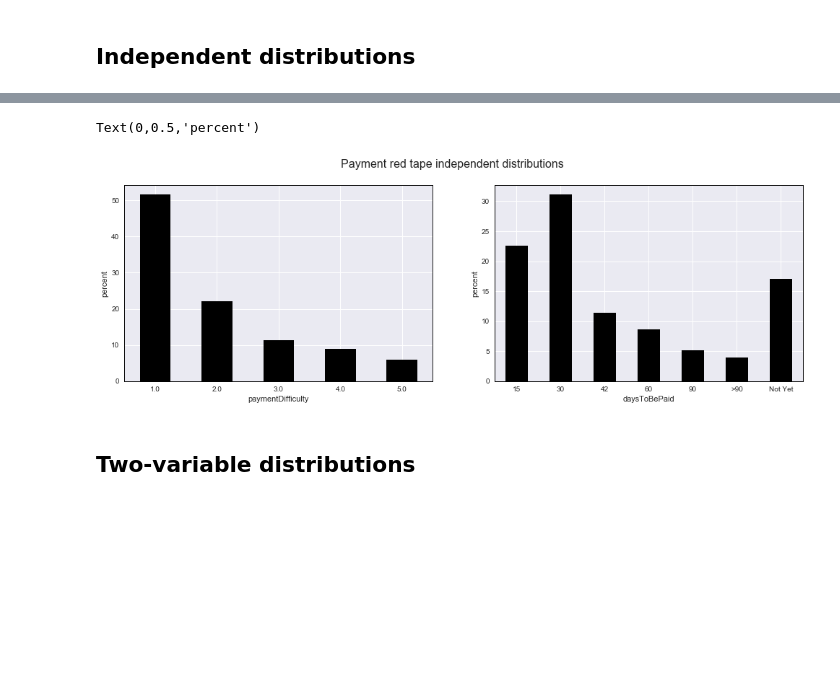
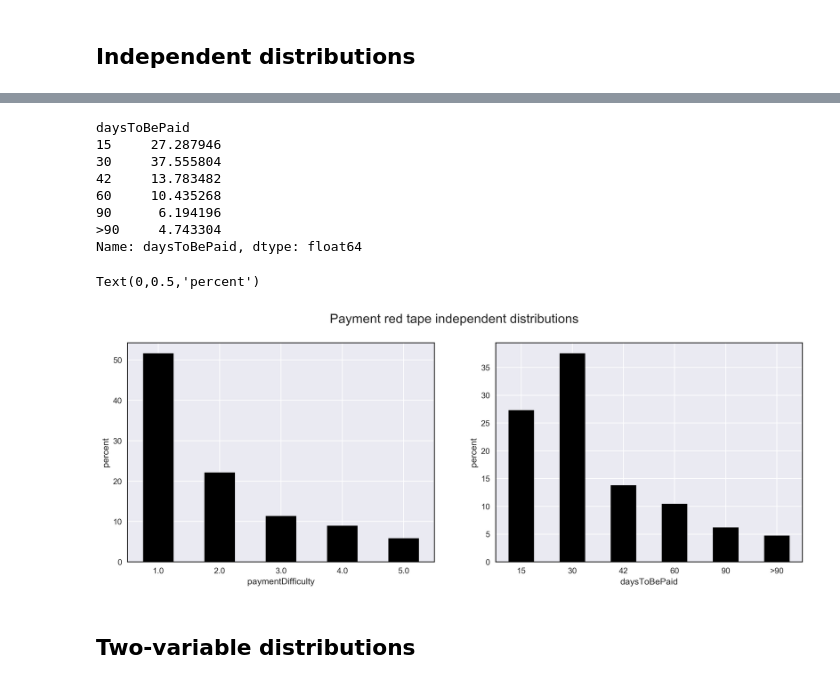
Before and after one commit to kmcelwee/WhoPaysWriters, a Jupyter notebook: Explore_Data.ipynb, the cells around one changed output, grey strips where cells are left out. Cells and saved outputs as stored; diff of their text form; code cells hidden in the pictures; blank space fills up the shorter version.

```diff
--- a/Explore_Data.ipynb
+++ b/Explore_Data.ipynb
@@ -7,8 +7,11 @@ import matplotlib.pyplot as plt
 from matplotlib.colors import ListedColormap
 import seaborn as sns
 import warnings
+% matplotlib inline
+import matplotlib as mpl
+mpl.rcParams['figure.dpi']= 300
 
-% matplotlib inline
+
 plt.style.use('seaborn')
 plt.rcParams["axes.edgecolor"] = "black"
 plt.rcParams["axes.linewidth"] = 1
@@ -244,18 +280,26 @@ for i, p in enumerate(eb2):
 # %%
 fig, axes = plt.subplots(nrows=1, ncols=2, figsize=(15, 5))
 
 n1 = df['paymentDifficulty'].count()
-n2 = df['daysToBePaid'].count()
-
+df_ny = df[df['daysToBePaid'] != 'Not Yet']
+n2 = df_ny['daysToBePaid'].count()
 
 (df.groupby('paymentDifficulty')['paymentDifficulty'].count()/n1*100).plot(kind='bar',  ax=axes[0], color='k', rot=0)
-(df.groupby('daysToBePaid')['daysToBePaid'].count()/n2*100).plot(kind='bar', ax=axes[1], color='k', rot=0)
-
+(df_ny.groupby('daysToBePaid')['daysToBePaid'].count()/n2*100).plot(kind='bar', ax=axes[1], color='k', rot=0)
+print(df_ny.groupby('daysToBePaid')['daysToBePaid'].count()/n2*100)
 fig.suptitle('Payment red tape independent distributions', fontsize=16)
 axes[0].set_ylabel('percent')
 axes[1].set_ylabel('percent')
 # %% [output]
-Text(0,0.5,'percent')
+daysToBePaid
+15     27.287946
+30     37.555804
+42     13.783482
+60     10.435268
+90      6.194196
+>90     4.743304
+Name: daysToBePaid, dtype: float64
+Text(0,0.5,'percent')
-[figure, old version]
+[figure, new version]
 # %% [markdown]
 ## Two-variable distributions
```
Also changed, not shown: parts of 21 cells of this notebook, 2 other files.
